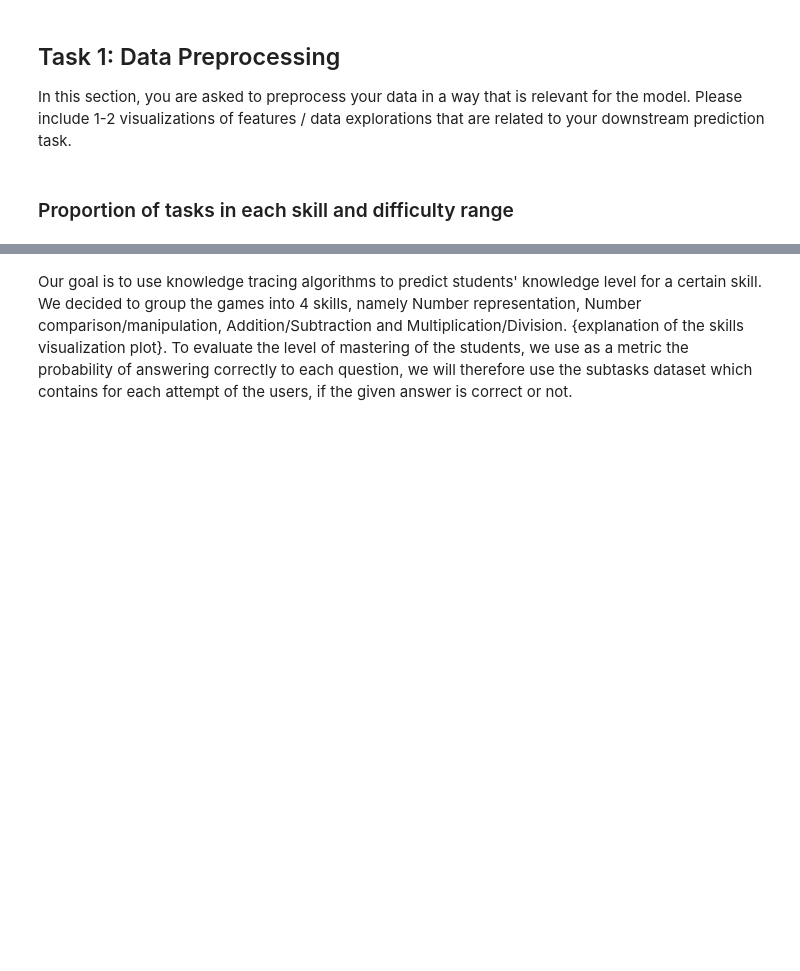
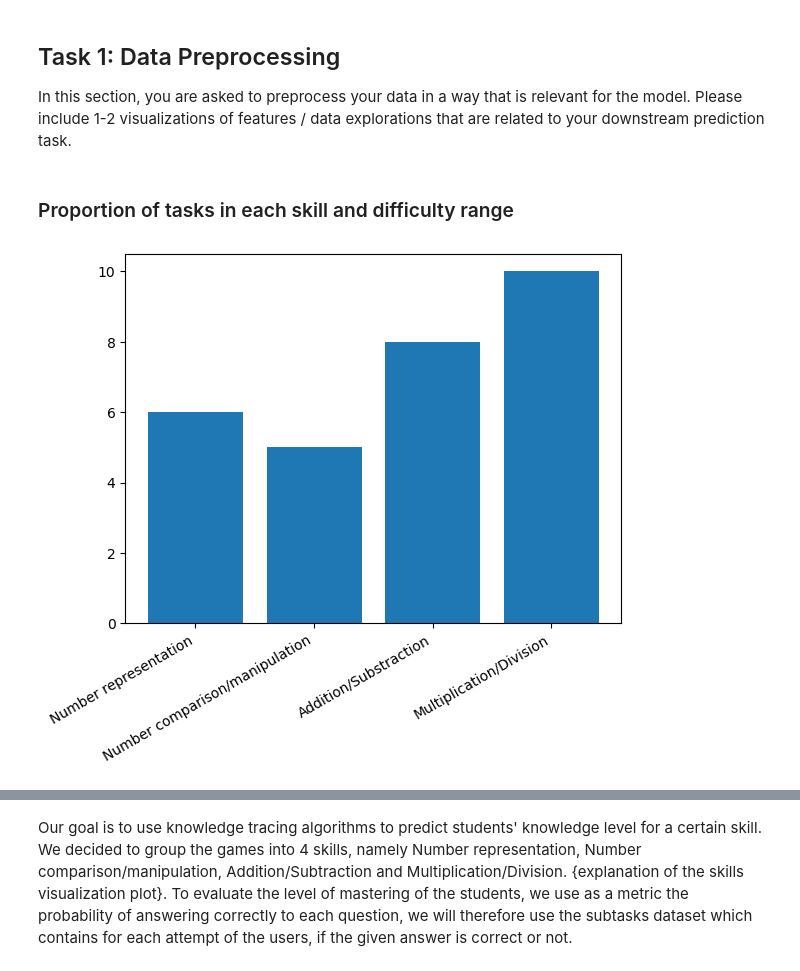
Before and after one commit to emmabhl/MLBD_Calcularis_Sectumsempra, a Jupyter notebook: Milestone4.ipynb, the cells around one changed output, grey strips where cells are left out. Saved outputs shown, nothing was run; the diff lists cells and outputs as text; code cells hidden in the pictures; blank space fills up the shorter version.

```diff
--- a/Milestone4.ipynb
+++ b/Milestone4.ipynb
@@ -57,6 +56,13 @@ skill = game_name.apply(lambda x: 'Number representation'
 subtasks['skill_name'] = skill + ' ' + number_range
 # %% [markdown]
 ### Proportion of tasks in each skill and difficulty range
+# %%
+game_count = {k:len(v) for k, v in game_in_skill.items()}
+plt.bar(*zip(*game_count.items()))
+plt.xticks(rotation=30, horizontalalignment='right')
+plt.show()
+# %% [output]
+[figure, added]
 # %%
 skills_proportion = (skill.value_counts()/len(skill)).sort_values(ascending=False)
 skills_proportion.plot.bar()
```
Also changed, not shown: parts of 3 cells of this notebook.
